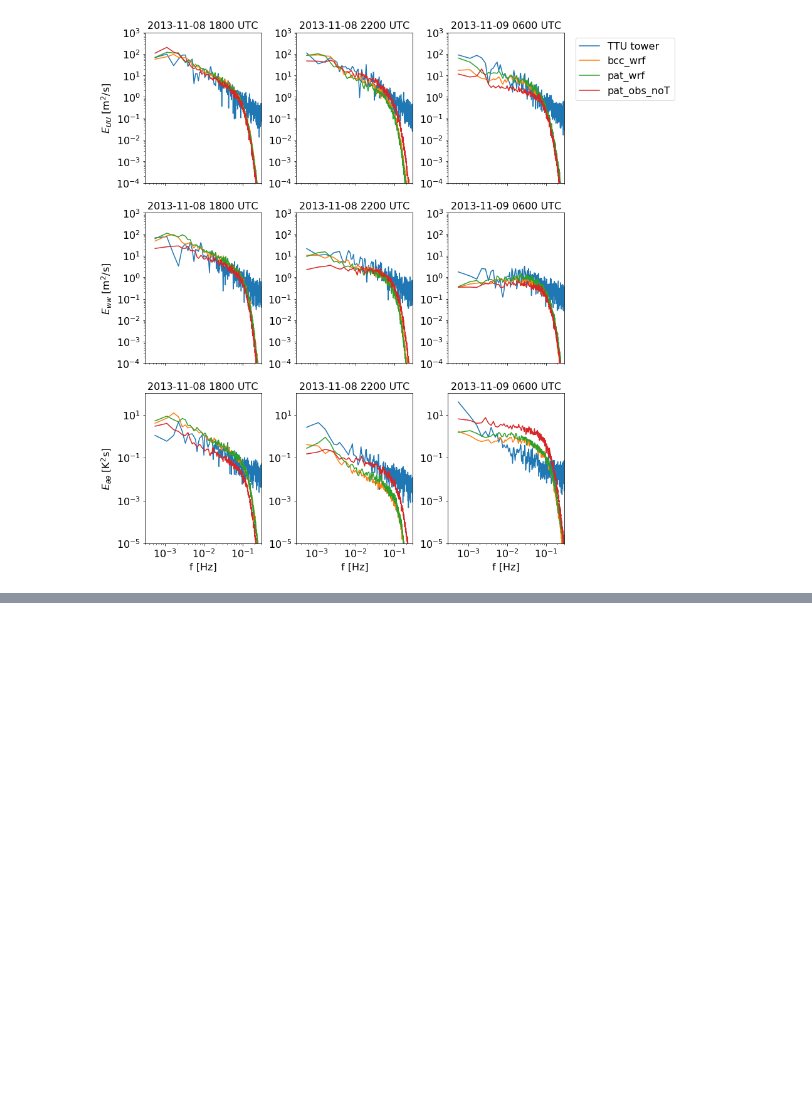
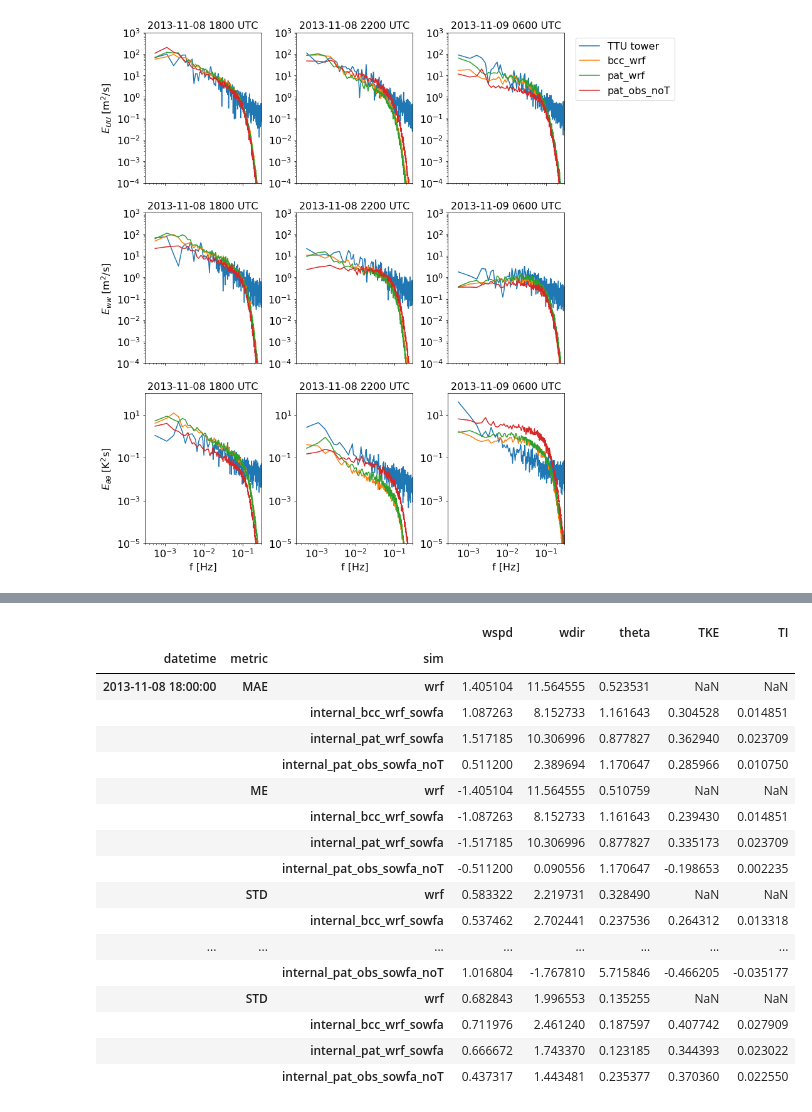
Before and after one commit to a2e-mmc/assessment, a Jupyter notebook: studies/coupling_comparison/assessment/assess_virtual_tower_data.ipynb, the cells around one changed output, grey strips where cells are left out. Drawn from its saved outputs; the diff is of its cells as text; code cells hidden in the pictures; blank space fills up the shorter version.

```diff
--- a/studies/coupling_comparison/assessment/assess_virtual_tower_data.ipynb
+++ b/studies/coupling_comparison/assessment/assess_virtual_tower_data.ipynb
@@ -277 +281,51 @@ STD.set_index('sim',append=True,inplace=True)
+# %%
+# Loop over different time periods
+for time in selected_times:
+    # Start and end of the period for which error metrics are calculated
+    tstart = pd.to_datetime(time)
+    tend   = tstart + pd.to_timedelta(interval)
+
+    # Get observed rotor-averaged quantities for current period
+    obs = df_ravg['tower']
+    obs = obs.loc[(obs.index.get_level_values(0)>=tstart) &\
+                   (obs.index.get_level_values(0)<=tend)].copy()
+
+    # Loop over different datasets
+    for dfname in selected_sims:
+
+        # Get simulated rotor-averaged quantities for current period
+        df  = df_ravg[dfname]
+        df  = df.loc[(df.index.get_level_values(0)>=tstart) &\
+                                   (df.index.get_level_values(0)<=tend)].copy()
+
+        # Loop over different quantities of interest
+        for field in selected_fields:
+            try:
+                # Compute metrics and store in dataframe
+                metrics.loc[(time,'MAE',dfname),field] = np.nanmean(np.abs(df[field].values-obs[field].values))
+                metrics.loc[(time,'ME',dfname),field]  = (df[field].values-obs[field].values).mean()
+                metrics.loc[(time,'STD',dfname),field] = (df[field].values-obs[field].values).std()
+            except KeyError:
+                pass
+# %%
+metrics
+# %% [output]
+|  |  |  | wspd | wdir | theta | TKE | TI |
+| datetime | metric | sim |  |  |  |  |  |
+| 2013-11-08 18:00:00 | MAE | wrf | 1.405104 | 11.564555 | 0.523531 | NaN | NaN |
+|  |  | internal_bcc_wrf_sowfa | 1.087263 | 8.152733 | 1.161643 | 0.304528 | 0.014851 |
+|  |  | internal_pat_wrf_sowfa | 1.517185 | 10.306996 | 0.877827 | 0.362940 | 0.023709 |
+|  |  | internal_pat_obs_sowfa_noT | 0.511200 | 2.389694 | 1.170647 | 0.285966 | 0.010750 |
+|  | ME | wrf | -1.405104 | 11.564555 | 0.510759 | NaN | NaN |
+|  |  | internal_bcc_wrf_sowfa | -1.087263 | 8.152733 | 1.161643 | 0.239430 | 0.014851 |
+|  |  | internal_pat_wrf_sowfa | -1.517185 | 10.306996 | 0.877827 | 0.335173 | 0.023709 |
+|  |  | internal_pat_obs_sowfa_noT | -0.511200 | 0.090556 | 1.170647 | -0.198653 | 0.002235 |
+|  | STD | wrf | 0.583322 | 2.219731 | 0.328490 | NaN | NaN |
+|  |  | internal_bcc_wrf_sowfa | 0.537462 | 2.702441 | 0.237536 | 0.264312 | 0.013318 |
+| ... | ... | ... | ... | ... | ... | ... | ... |
+|  |  | internal_pat_obs_sowfa_noT | 1.016804 | -1.767810 | 5.715846 | -0.466205 | -0.035177 |
+|  | STD | wrf | 0.682843 | 1.996553 | 0.135255 | NaN | NaN |
+|  |  | internal_bcc_wrf_sowfa | 0.711976 | 2.461240 | 0.187597 | 0.407742 | 0.027909 |
+|  |  | internal_pat_wrf_sowfa | 0.666672 | 1.743370 | 0.123185 | 0.344393 | 0.023022 |
+|  |  | internal_pat_obs_sowfa_noT | 0.437317 | 1.443481 | 0.235377 | 0.370360 | 0.022550 |
 # %% [markdown]
```
Also changed, not shown: parts of 21 cells of this notebook.
